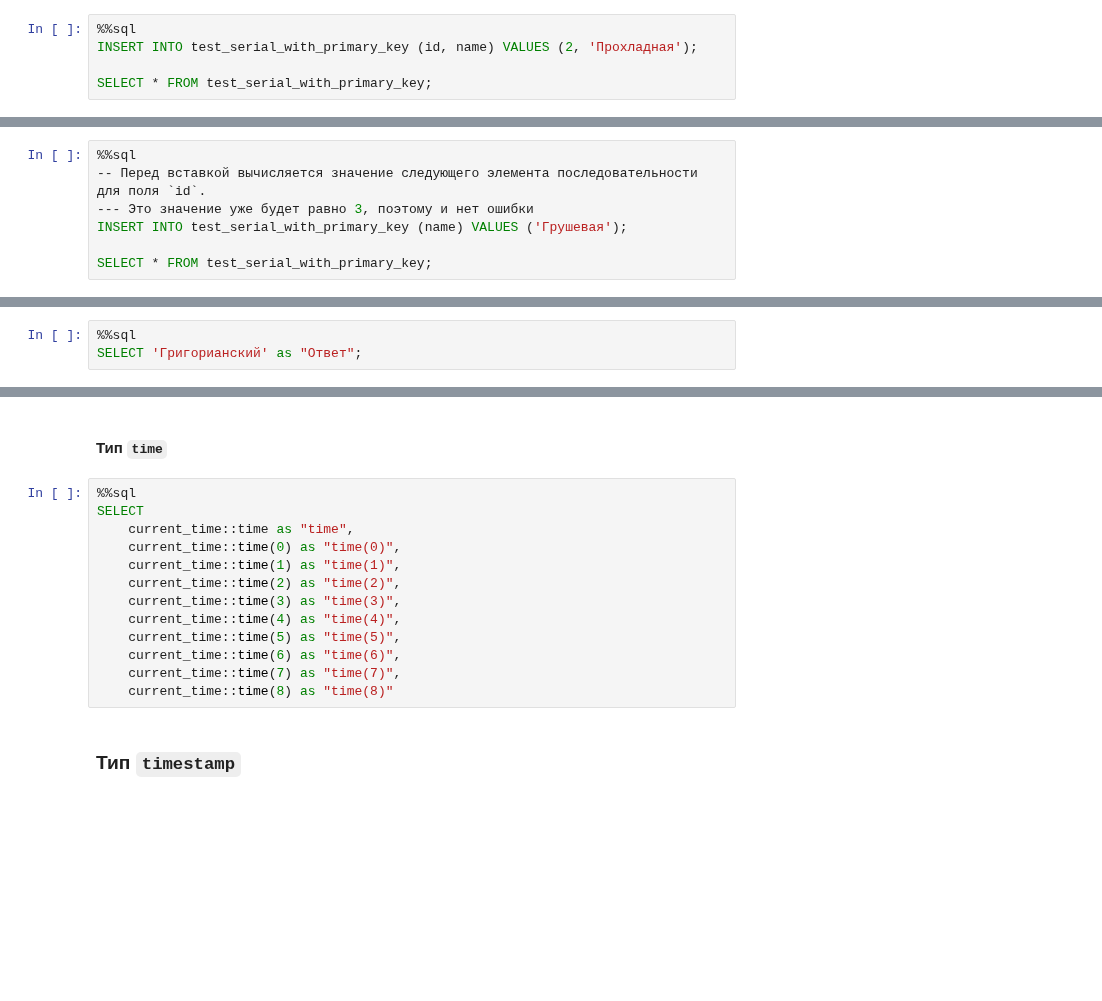
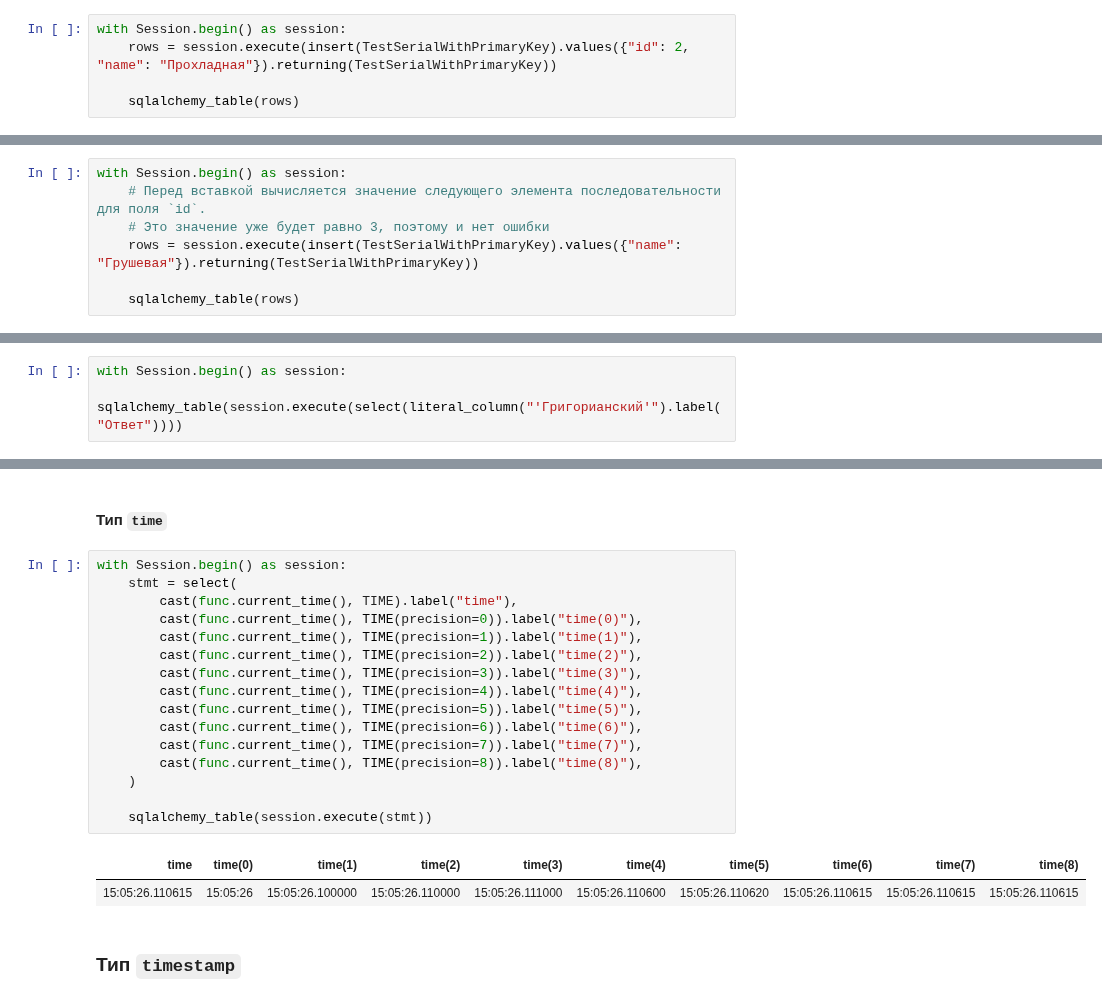
Before and after one commit to vowatchka/postgres_basic, a Jupyter notebook: practices/4_postgres_datatypes/sqlalchemy_2x_style.ipynb, the cells around one changed output, grey strips where cells are left out. Saved outputs shown, nothing was run; the diff lists cells and outputs as text; blank space fills up the shorter version.

Commit message:
4 postgres datatypes: tasks 8-17 completed (sqlalchemy 2.x style)

```diff
--- a/practices/4_postgres_datatypes/sqlalchemy_2x_style.ipynb
+++ b/practices/4_postgres_datatypes/sqlalchemy_2x_style.ipynb
@@ -457,5 +460,5 @@ SELECT * FROM test_serial_with_primary_key;
 # %%
-%%sql
-INSERT INTO test_serial_with_primary_key (id, name) VALUES (2, 'Прохладная');
+with Session.begin() as session:
+    rows = session.execute(insert(TestSerialWithPrimaryKey).values({"id": 2, "name": "Прохладная"}).returning(TestSerialWithPrimaryKey))
 
-SELECT * FROM test_serial_with_primary_key;
+    sqlalchemy_table(rows)
@@ -467,7 +481,7 @@ INSERT INTO test_serial_with_primary_key (name) VALUES ('Грушевая');
 # %%
-%%sql
--- Перед вставкой вычисляется значение следующего элемента последовательности для поля `id`.
---- Это значение уже будет равно 3, поэтому и нет ошибки
-INSERT INTO test_serial_with_primary_key (name) VALUES ('Грушевая');
+with Session.begin() as session:
+    # Перед вставкой вычисляется значение следующего элемента последовательности для поля `id`.
+    # Это значение уже будет равно 3, поэтому и нет ошибки
+    rows = session.execute(insert(TestSerialWithPrimaryKey).values({"name": "Грушевая"}).returning(TestSerialWithPrimaryKey))
 
-SELECT * FROM test_serial_with_primary_key;
+    sqlalchemy_table(rows)
@@ -491,5 +514,5 @@ SELECT * FROM test_serial_with_primary_key;
 # %% [markdown]
 ### Решение
 # %%
-%%sql
-SELECT 'Григорианский' as "Ответ";
+with Session.begin() as session:
+    sqlalchemy_table(session.execute(select(literal_column("'Григорианский'").label("Ответ"))))
@@ -581,18 +619,24 @@ FROM (VALUES
 # %% [markdown]
 #### Тип `time`
 # %%
-%%sql
-SELECT
-    current_time::time as "time",
-    current_time::time(0) as "time(0)",
-    current_time::time(1) as "time(1)",
-    current_time::time(2) as "time(2)",
-    current_time::time(3) as "time(3)",
-    current_time::time(4) as "time(4)",
-    current_time::time(5) as "time(5)",
-    current_time::time(6) as "time(6)",
-    current_time::time(7) as "time(7)",
-    current_time::time(8) as "time(8)"
+with Session.begin() as session:
+    stmt = select(
+        cast(func.current_time(), TIME).label("time"),
+        cast(func.current_time(), TIME(precision=0)).label("time(0)"),
+        cast(func.current_time(), TIME(precision=1)).label("time(1)"),
+        cast(func.current_time(), TIME(precision=2)).label("time(2)"),
+        cast(func.current_time(), TIME(precision=3)).label("time(3)"),
+        cast(func.current_time(), TIME(precision=4)).label("time(4)"),
+        cast(func.current_time(), TIME(precision=5)).label("time(5)"),
+        cast(func.current_time(), TIME(precision=6)).label("time(6)"),
+        cast(func.current_time(), TIME(precision=7)).label("time(7)"),
+        cast(func.current_time(), TIME(precision=8)).label("time(8)"),
+    )
+
+    sqlalchemy_table(session.execute(stmt))
+# %% [output]
+| time | time(0) | time(1) | time(2) | time(3) | time(4) | time(5) | time(6) | time(7) | time(8) |
+| 15:05:26.110615 | 15:05:26 | 15:05:26.100000 | 15:05:26.110000 | 15:05:26.111000 | 15:05:26.110600 | 15:05:26.110620 | 15:05:26.110615 | 15:05:26.110615 | 15:05:26.110615 |
 # %% [markdown]
 ### Тип `timestamp`
 # %%
```
Also changed, not shown: parts of 42 cells of this notebook.
